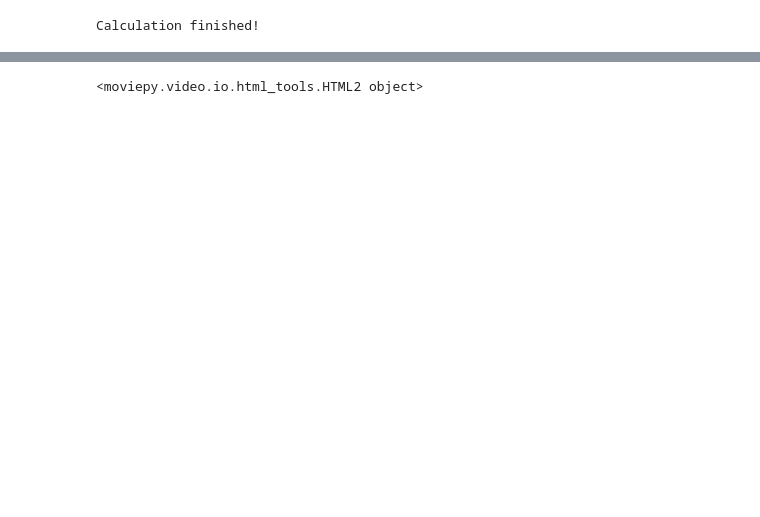
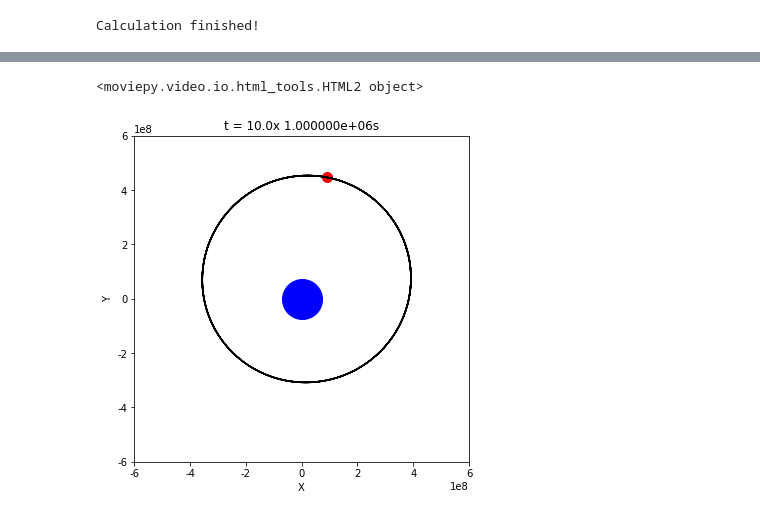
Before and after one commit to kelvin1020/orbit, a Jupyter notebook: 2body.ipynb, the cells around one changed output, grey strips where cells are left out. Cells and saved outputs as stored; diff of their text form; code cells hidden in the pictures; blank space fills up the shorter version.

```diff
--- a/2body.ipynb
+++ b/2body.ipynb
@@ -168,39 +168,33 @@ plt.show()#显示图片
 # %%
 #绘2d动图#$$$$$$$$$$$$$$$$$$$$$$$$$$$$$$$$$$$$$$$$$$$$$$$$$$$$$$$$$$$$$$$$$$$$$$$$$$$$$$$$$$$$$$$$$$$$$$$$$$$$$$$$$$$$$$$$$$$$$$$$$$$$$$$$$$$$$$$$$$$$$$$$$$$
 # 使用MATPLOTLIB画一个图
 duration = 10 #总共的时间
 speed = 1.0#播放速率
 fig_mpl, ax = plt.subplots(1, figsize=(6,6),facecolor='white')#figsize代表横纵比
 
-ax.set_ylabel('Y') #坐标轴
-ax.set_xlabel('X')
-ax.set_xlim(-6e8,6e8)#设置纵坐标 地月系
-ax.set_ylim(-6e8,6e8)#设置纵坐标
-
-line = ax.plot(x1_plot[0], y1_plot[0], 'o', ms=40, c ='blue') #ms表示绘制点线尺寸，c表示绘制颜色，'o'表示绘点 red ,blue ,yellow, orange
-line = ax.plot(x2_plot[0], y2_plot[0], 'o', ms=10, c ='red')
-line = ax.plot(x1_plot, y1_plot, ms=0.2, c ='black')#m1轨迹
-line = ax.plot(x2_plot, y2_plot, ms=0.2, c ='black')#m2轨迹
-
 # 使用MOVIEPY让图动起来(根据时间t来更新图). 保存为GIF等.
 def make_frame_mpl(t):
-    ax.lines.pop()#有几条线（对象）写几个pop()
-    ax.lines.pop()
-    ax.lines.pop()
-    ax.lines.pop()
-    line = ax.plot(x1_plot[int(number*(t/duration))], y1_plot[int(number*(t/duration))], 'o', ms=40, c ='blue') #ms表示绘制点线尺寸，c表示绘制颜色，'o'表示绘点
-    line = ax.plot(x2_plot[int(number*(t/duration))], y2_plot[int(number*(t/duration))], 'o', ms=10, c ='red')
-    line = ax.plot(x1_plot[0:int(number*(t/duration))], y1_plot[0:int(number*(t/duration))], ms=0.2, c ='black')
-    line = ax.plot(x2_plot[0:int(number*(t/duration))], y2_plot[0:int(number*(t/duration))], ms=0.2, c ='black')
+    ax.clear() #清空图片
+
+    ax.set_ylabel('Y') #坐标轴
+    ax.set_xlabel('X')
+    ax.set_xlim(-6e8,6e8)#设置纵坐标 地月系
+    ax.set_ylim(-6e8,6e8)#设置纵坐标
+
+    ax.plot(x1_plot[int(number*(t/duration))], y1_plot[int(number*(t/duration))], 'o', ms=40, c ='blue') #ms表示绘制点线尺寸，c表示绘制颜色，'o'表示绘点
+    ax.plot(x2_plot[int(number*(t/duration))], y2_plot[int(number*(t/duration))], 'o', ms=10, c ='red')
+    ax.plot(x1_plot[0:int(number*(t/duration))], y1_plot[0:int(number*(t/duration))], ms=0.2, c ='black')
+    ax.plot(x2_plot[0:int(number*(t/duration))], y2_plot[0:int(number*(t/duration))], ms=0.2, c ='black')
 
     ax.set_title("t = " + str(round(t,1)) + "x %e" % (tb/duration) + "s")#设置标题,round为近似函数
     return mplfig_to_npimage(fig_mpl) # RGB image of the figure
 
 animation =mpy.VideoClip(make_frame_mpl, duration=duration) #duration表示所制作视频正常速度播放的时间
 #animation.speedx(speed).write_gif("2body2D.gif", fps=30) #输出gif, speedx表示播放速度(1.0为正常速度), fps每秒帧数
 animation.speedx(speed).ipython_display(fps=30, loop=1, autoplay=1) #用于在Jupyter上输出，也可python3 本地输出mp4,speedx表示播放速度(1.0为正常速度), fps每秒帧数,loop表示是否循环播放(1或者0)，autoplay表示是否自动播放(1或者0)
 # %% [output]
 <moviepy.video.io.html_tools.HTML2 object>
+[figure, added]
 # %%
 # #绘3d动图#$$$$$$$$$$$$$$$$$$$$$$$$$$$$$$$$$$$$$$$$$$$$$$$$$$$$$$$$$$$$$$$$$$$$$$$$$$$$$$$$$$$$$$$$$$$$$$$$$$$$$$$$$$$$$$$$$$$$$$$$$$$$$$$$$$$$$$$$$$$$$$$$$$$
 duration = 10 #总共的时间       figsize代表横纵比
```
Also changed, not shown: parts of 3 cells of this notebook, 5 other files.
